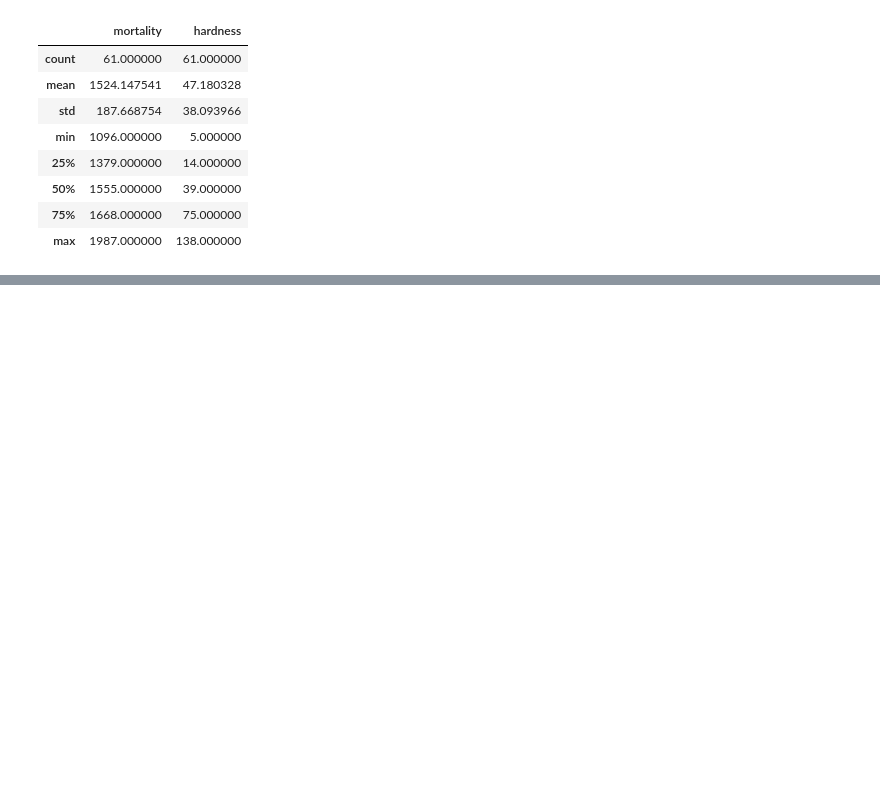
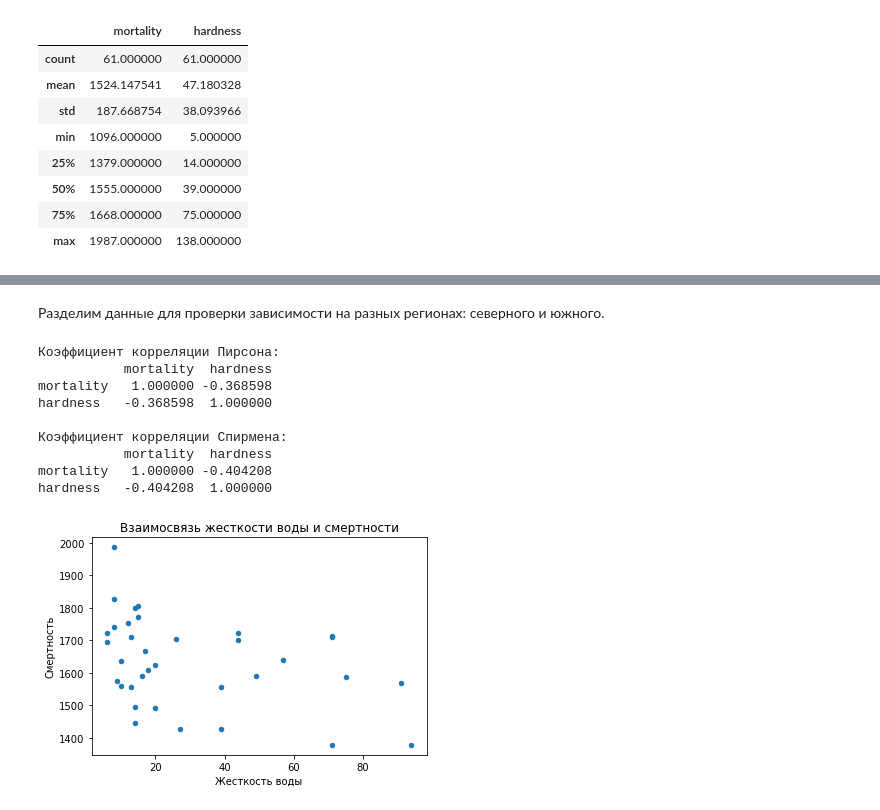
Before and after one commit to artificialflesh/netology_hw, a Jupyter notebook: 03_statistics/hw_04_correlation.ipynb, the cells around one changed output, grey strips where cells are left out. Drawn from its saved outputs; the diff is of its cells as text; code cells hidden in the pictures; blank space fills up the shorter version.

```diff
--- a/03_statistics/hw_04_correlation.ipynb
+++ b/03_statistics/hw_04_correlation.ipynb
@@ -184,0 +137,19 @@ plt.plot(X_test, y_pred, c='r')
+# %% [markdown]
+Разделим данные для проверки зависимости на разных регионах: северного и южного.
+# %%
+wat_mor_north = water_mort.loc[ water_mort['location'] == 'North' ]
+wat_mor_south = water_mort.loc[ water_mort['location'] == 'South' ]
+# %%
+# север
+plot_corr(wat_mor_north)
+# %% [output]
+Коэффициент корреляции Пирсона:
+           mortality  hardness
+mortality   1.000000 -0.368598
+hardness   -0.368598  1.000000
+
+Коэффициент корреляции Спирмена:
+           mortality  hardness
+mortality   1.000000 -0.404208
+hardness   -0.404208  1.000000
+[figure, added]
```
Also changed, not shown: parts of 24 cells of this notebook.
